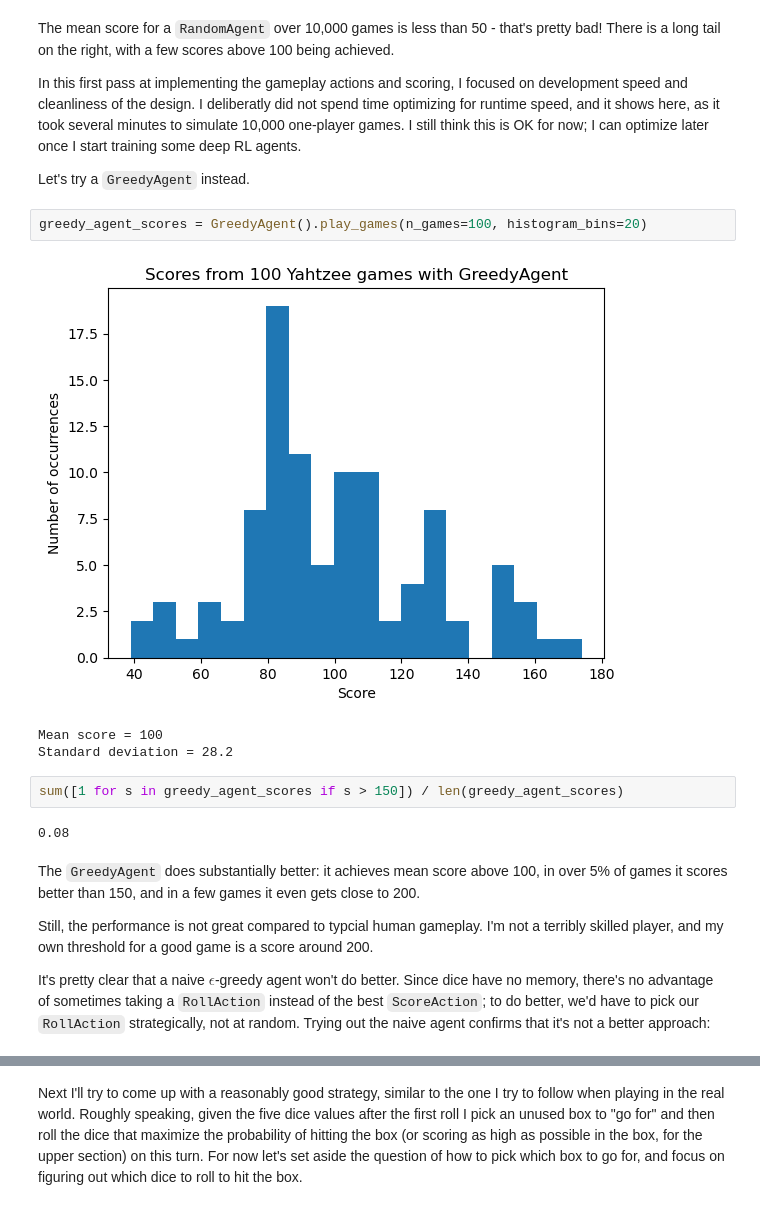
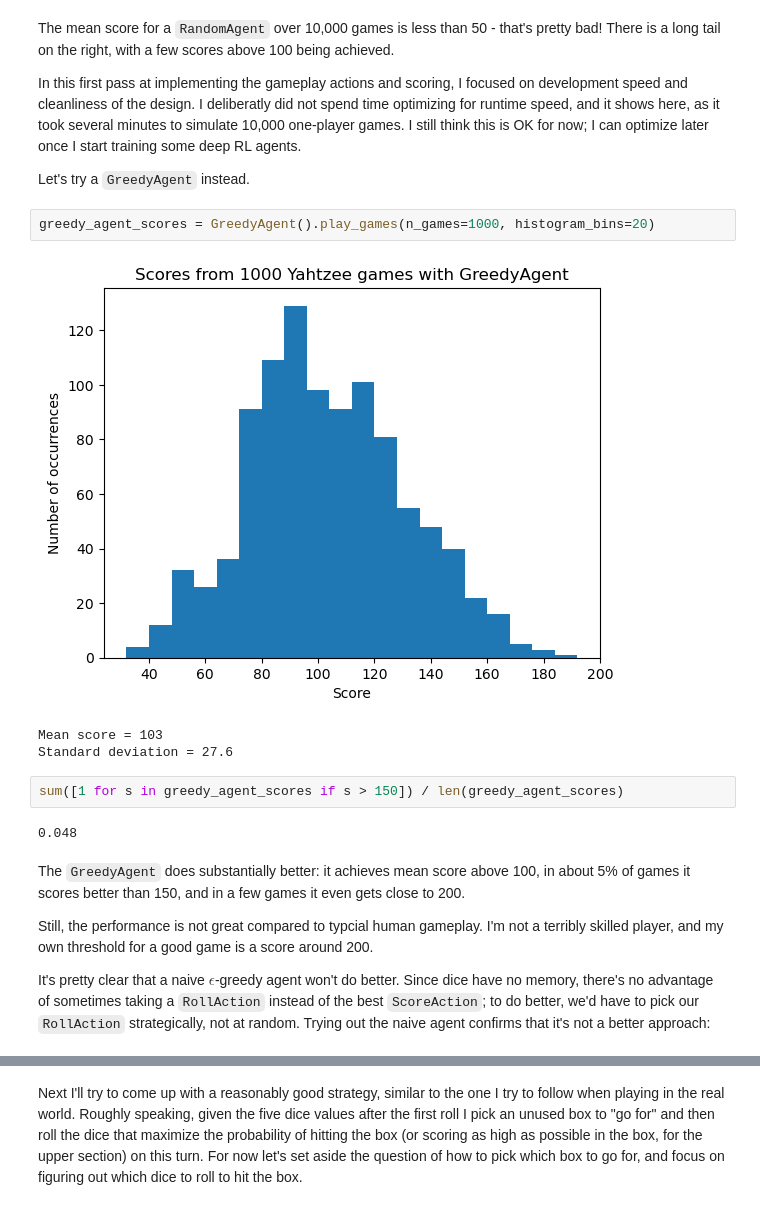
Before and after one commit to tdauer2718/yahtzee, a Jupyter notebook: yahtzee_sandbox.ipynb, the cells around one changed output, grey strips where cells are left out. Cells and saved outputs as stored; diff of their text form.

Commit message:
score_from_box, bugfixes

```diff
--- a/yahtzee_sandbox.ipynb
+++ b/yahtzee_sandbox.ipynb
@@ -46,17 +45,17 @@ In this first pass at implementing the gameplay actions and scoring, I focused o
 
 Let's try a `GreedyAgent` instead.
 # %%
-greedy_agent_scores = GreedyAgent().play_games(n_games=100, histogram_bins=20)
+greedy_agent_scores = GreedyAgent().play_games(n_games=1000, histogram_bins=20)
 # %% [output]
-[figure, old version]
+[figure, new version]
-Mean score = 100
-Standard deviation = 28.2
+Mean score = 103
+Standard deviation = 27.6
 # %%
 sum([1 for s in greedy_agent_scores if s > 150]) / len(greedy_agent_scores)
 # %% [output]
-0.08
+0.048
 # %% [markdown]
-The `GreedyAgent` does substantially better: it achieves mean score above 100, in over 5% of games it scores better than 150, and in a few games it even gets close to 200.
+The `GreedyAgent` does substantially better: it achieves mean score above 100, in about 5% of games it scores better than 150, and in a few games it even gets close to 200.
 
 Still, the performance is not great compared to typcial human gameplay. I'm not a terribly skilled player, and my own threshold for a good game is a score around 200.
 
```
Also changed, not shown: parts of 14 cells of this notebook, 2 other files.
